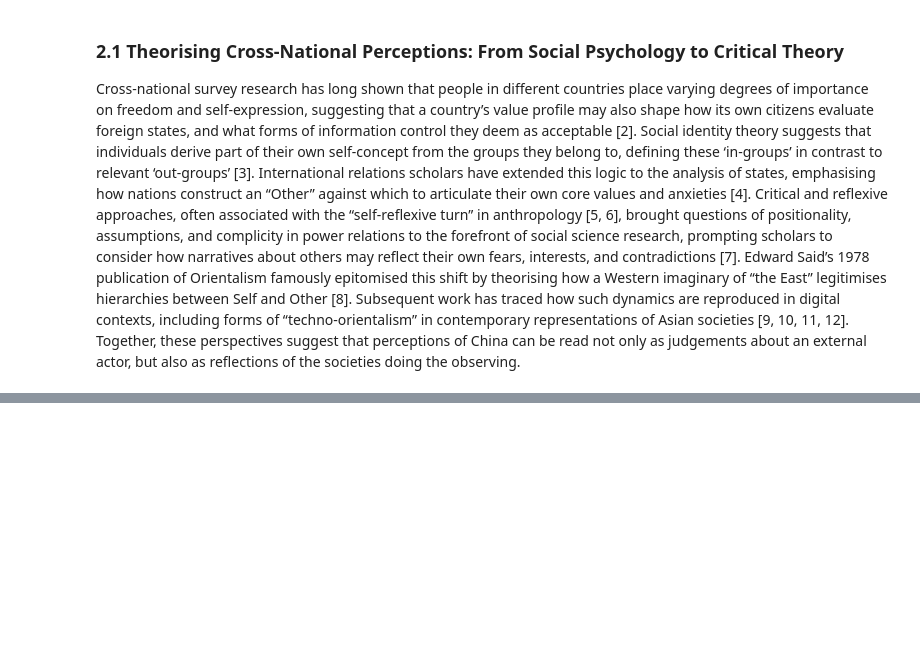
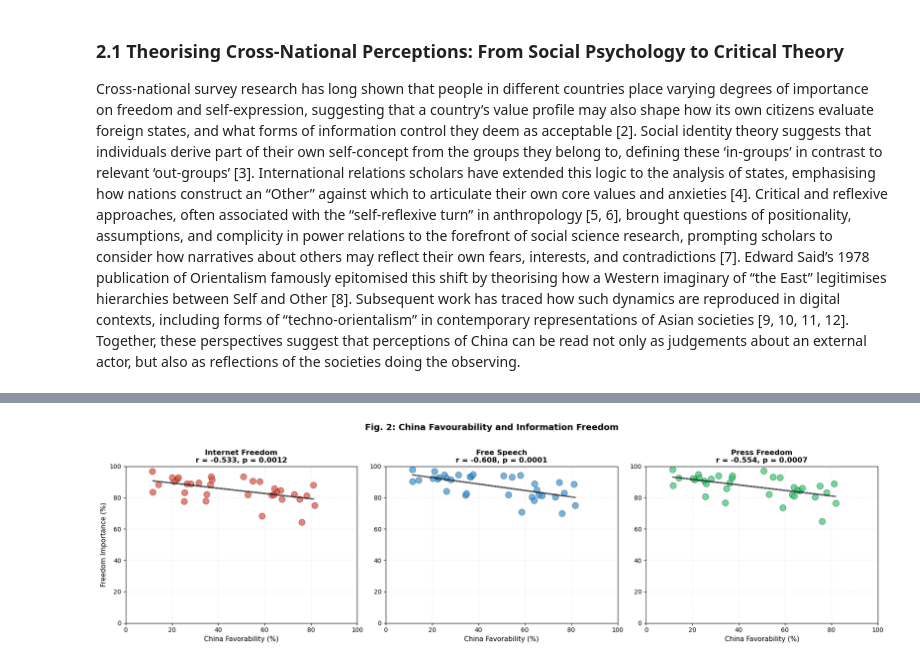
Before and after one commit to tcanm/pew-global-attitudes-analysis-2024, a Jupyter notebook: summative compilation.ipynb, the cells around one changed output, grey strips where cells are left out. Saved outputs shown, nothing was run; the diff lists cells and outputs as text; code cells hidden in the pictures; blank space fills up the shorter version.

```diff
--- a/summative compilation.ipynb
+++ b/summative compilation.ipynb
@@ -84,0 +212,85 @@ pew['country_name'] = pew['country'].map(country_code_map)
+# %%
+# Clean Combined Visualization: China Favorability vs All Three Freedom Variables
+# Using subplots for clarity
+
+# Reuse calculation function from before or recalculate
+def calc_china_freedom_correlation(freedom_var):
+    valid_data = pew[
+        pew['fav_china'].isin(['1', '2', '3', '4']) &
+        pew[freedom_var].isin(['1', '2', '3', '4'])
+    ].copy()
+    valid_data['weight'] = pd.to_numeric(valid_data['weight'], errors='coerce')
+    valid_data = valid_data.dropna(subset=['weight', 'country_name', 'fav_china', freedom_var])
+
+    country_stats = {}
+    for country in sorted(valid_data['country_name'].unique()):
+        country_data = valid_data[valid_data['country_name'] == country]
+        total_weight = country_data['weight'].sum()
+
+        fav_china_favorable = country_data[country_data['fav_china'].isin(['1', '2'])]['weight'].sum()
+        fav_china_favorable_pct = (fav_china_favorable / total_weight) * 100
+
+        freedom_important = country_data[country_data[freedom_var].isin(['1', '2'])]['weight'].sum()
+        freedom_important_pct = (freedom_important / total_weight) * 100
+
+        country_stats[country] = {
+            'fav_china_favorable_pct': fav_china_favorable_pct,
+            'freedom_important_pct': freedom_important_pct
+        }
+
+    return pd.DataFrame(country_stats).T
+
+plot_df_internet = calc_china_freedom_correlation('internet_freedom')
+plot_df_speech = calc_china_freedom_correlation('free_speech')
+plot_df_press = calc_china_freedom_correlation('press_freedom')
+
+# Create figure with 3 subplots
+fig, axes = plt.subplots(1, 3, figsize=(18, 5))
+
+from scipy import stats
+from scipy.stats import spearmanr
+
+# Define colors for each
+colors = ['#e74c3c', '#3498db', '#2ecc71']
+datasets = [
+    (plot_df_internet, 'Internet Freedom', 'internet_freedom'),
+    (plot_df_speech, 'Free Speech', 'free_speech'),
+    (plot_df_press, 'Press Freedom', 'press_freedom')
+]
+
+for idx, (plot_df, title, var_name) in enumerate(datasets):
+    ax = axes[idx]
+
+    # Scatter plot
+    ax.scatter(plot_df['fav_china_favorable_pct'],
+               plot_df['freedom_important_pct'],
+               s=100, alpha=0.7, color=colors[idx], edgecolors='black', linewidth=0.5)
+
+    # Trend line
+    z = np.polyfit(plot_df['fav_china_favorable_pct'],
+                   plot_df['freedom_important_pct'], 1)
+    p = np.poly1d(z)
+    ax.plot(plot_df['fav_china_favorable_pct'],
+            p(plot_df['fav_china_favorable_pct']),
+            color='black', linestyle='--', alpha=0.6, linewidth=2)
+
+    # Calculate correlation
+    corr, p_val = spearmanr(plot_df['fav_china_favorable_pct'],
+                            plot_df['freedom_important_pct'])
+
+    # Customize
+    ax.set_xlabel('China Favorability (%)', fontsize=11)
+    if idx == 0:
+        ax.set_ylabel('Freedom Importance (%)', fontsize=11)
+    ax.set_title(f'{title}\nr = {corr:.3f}, p = {p_val:.4f}',
+                 fontsize=12, fontweight='bold')
+    ax.grid(True, alpha=0.2, linestyle='--')
+    ax.set_xlim(0, 100)
+    ax.set_ylim(0, 100)
+
+plt.suptitle('Fig. 2: China Favourability and Information Freedom',
+             fontsize=14, fontweight='bold', y=1.02)
+plt.tight_layout()
+plt.show()
+# %% [output]
+[figure, added]
```
Also changed, not shown: parts of 10 cells of this notebook, 1 other file.
